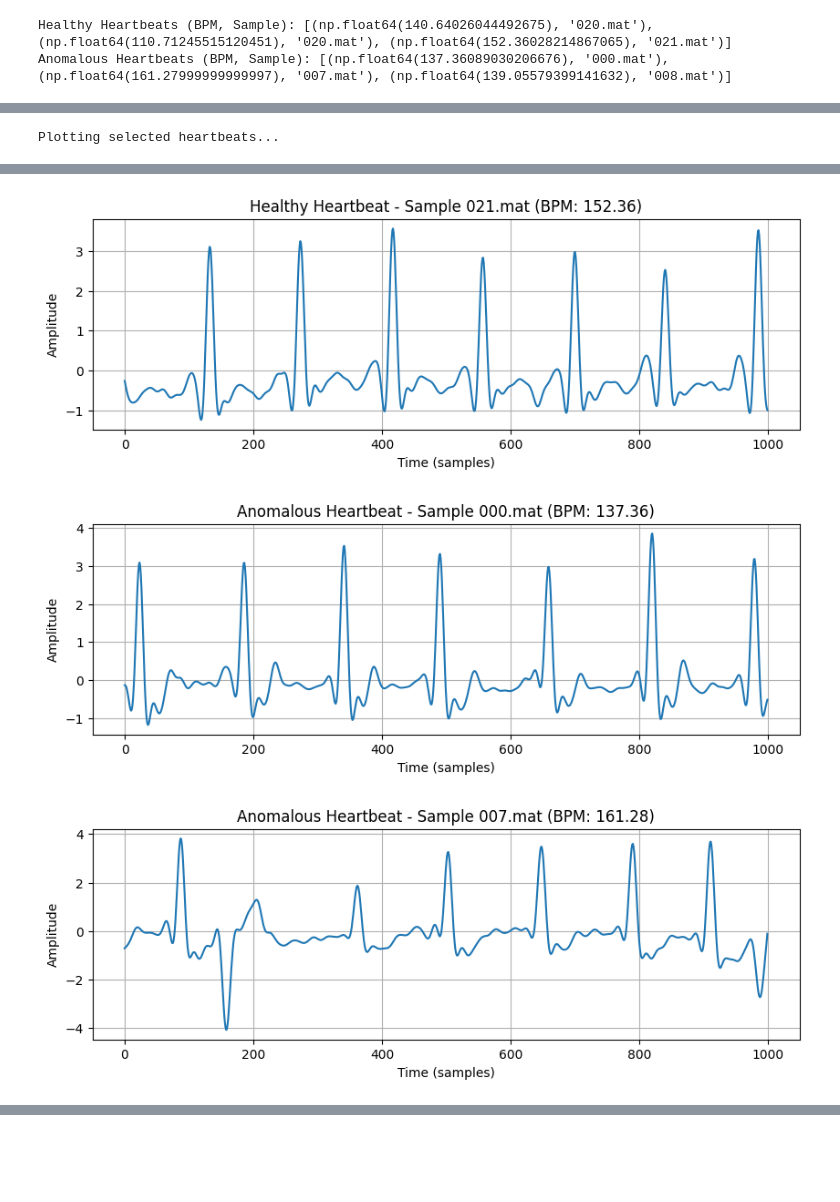
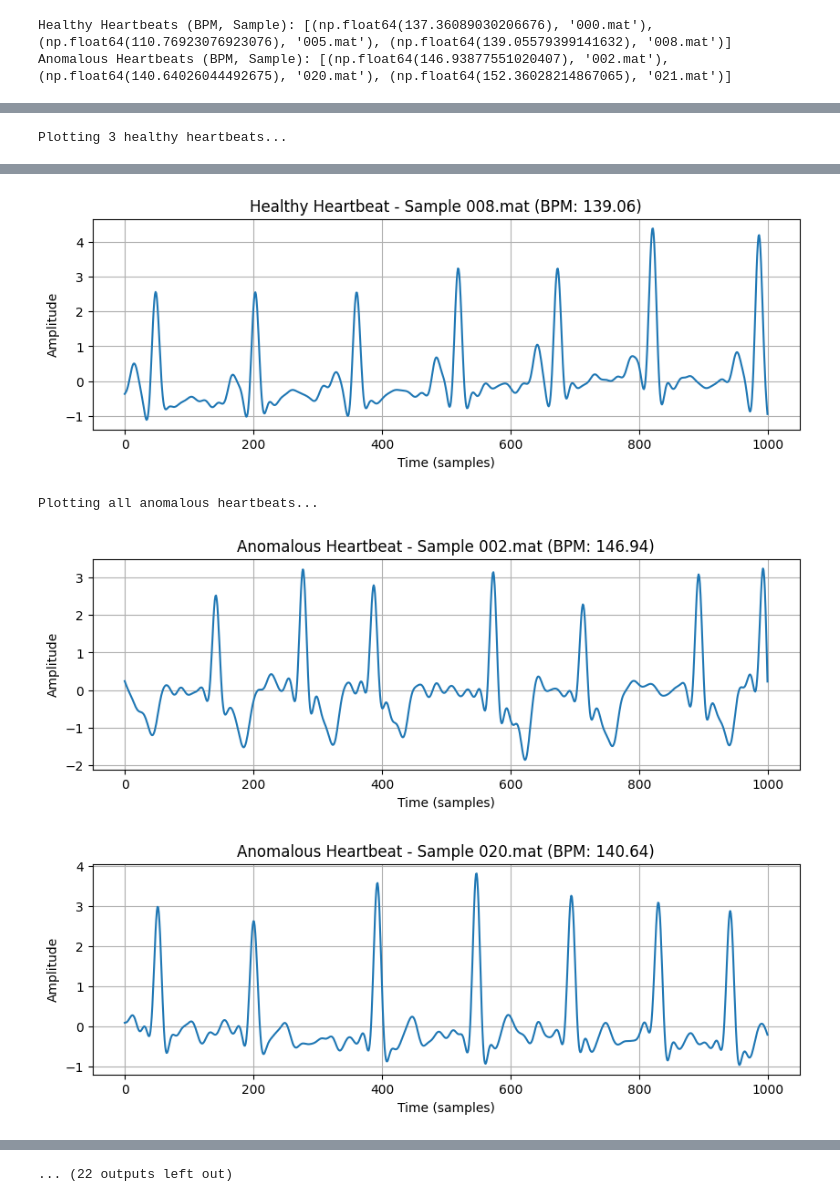
Before and after one commit to PplaysMine/unsupervisedLearning, a Jupyter notebook: fetalheartbeat/fetalheartbeat.ipynb, the cells around one changed output, grey strips where cells are left out. Drawn from its saved outputs; the diff is of its cells as text; code cells hidden in the pictures; blank space fills up the shorter version.

```diff
--- a/fetalheartbeat/fetalheartbeat.ipynb
+++ b/fetalheartbeat/fetalheartbeat.ipynb
@@ -135,10 +135,8 @@ plt.xlabel('Principal Component 1')
 plt.ylabel('Principal Component 2')
 plt.show()
 
-# Plot examples of healthy and anomalous heartbeats
-print("Plotting selected heartbeats...")
-
 # Plot the first 3 healthy heartbeats
+print("Plotting 3 healthy heartbeats...")
 for i, (bpm, sample) in enumerate(healthy_examples):
     idx = healthy_cluster_indices[i]  # Get the index of the signal in the dataset
     plt.figure(figsize=(10, 3))
@@ -149,9 +147,11 @@ for i, (bpm, sample) in enumerate(healthy_examples):
     plt.grid()
     plt.show()
 
-# Plot the first 3 anomalous heartbeats
-for i, (bpm, sample) in enumerate(anomalous_examples):
-    idx = anomalous_cluster_indices[i]  # Get the index of the signal in the dataset
+# Plot all anomalous heartbeats
+print("Plotting all anomalous heartbeats...")
+for idx in anomalous_cluster_indices:
+    bpm = fetus[idx][2]
+    sample = fetus[idx][1]
     plt.figure(figsize=(10, 3))
     plt.plot(stdFetusFiltered[idx])
     plt.title(f"Anomalous Heartbeat - Sample {sample} (BPM: {bpm:.2f})")
@@ -164,2 +164,2 @@ for i, (bpm, sample) in enumerate(anomalous_examples):
-Healthy Heartbeats (BPM, Sample): [(np.float64(140.64026044492675), '020.mat'), (np.float64(110.71245515120451), '020.mat'), (np.float64(152.36028214867065), '021.mat')]
-Anomalous Heartbeats (BPM, Sample): [(np.float64(137.36089030206676), '000.mat'), (np.float64(161.27999999999997), '007.mat'), (np.float64(139.05579399141632), '008.mat')]
+Healthy Heartbeats (BPM, Sample): [(np.float64(137.36089030206676), '000.mat'), (np.float64(110.76923076923076), '005.mat'), (np.float64(139.05579399141632), '008.mat')]
+Anomalous Heartbeats (BPM, Sample): [(np.float64(146.93877551020407), '002.mat'), (np.float64(140.64026044492675), '020.mat'), (np.float64(152.36028214867065), '021.mat')]
@@ -167 +167 @@ Anomalous Heartbeats (BPM, Sample): [(np.float64(137.36089030206676), '000.mat')
-Plotting selected heartbeats...
+Plotting 3 healthy heartbeats...
@@ -170,3 +170,4 @@ Plotting selected heartbeats...
-[figure, old version]
+[figure, new version]
+Plotting all anomalous heartbeats...
-[figure, old version]
+[figure, new version]
-[figure, old version]
+[figure, new version]
@@ -173,0 +176 @@ Plotting selected heartbeats...
+... (22 outputs left out)
```
Also changed, not shown: parts of 1 cell of this notebook.
